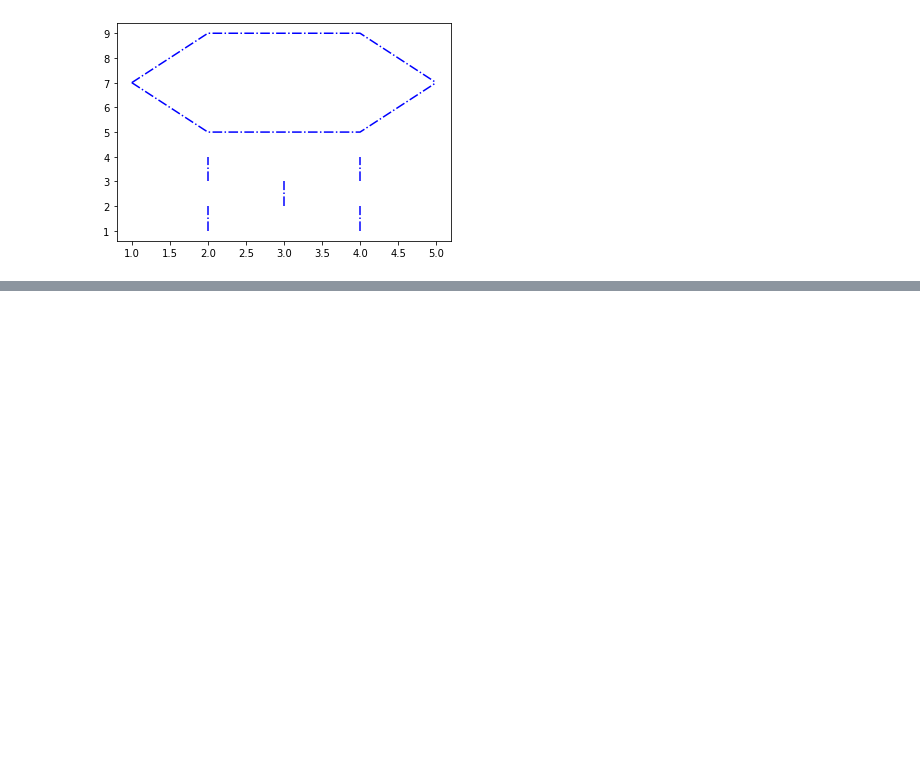
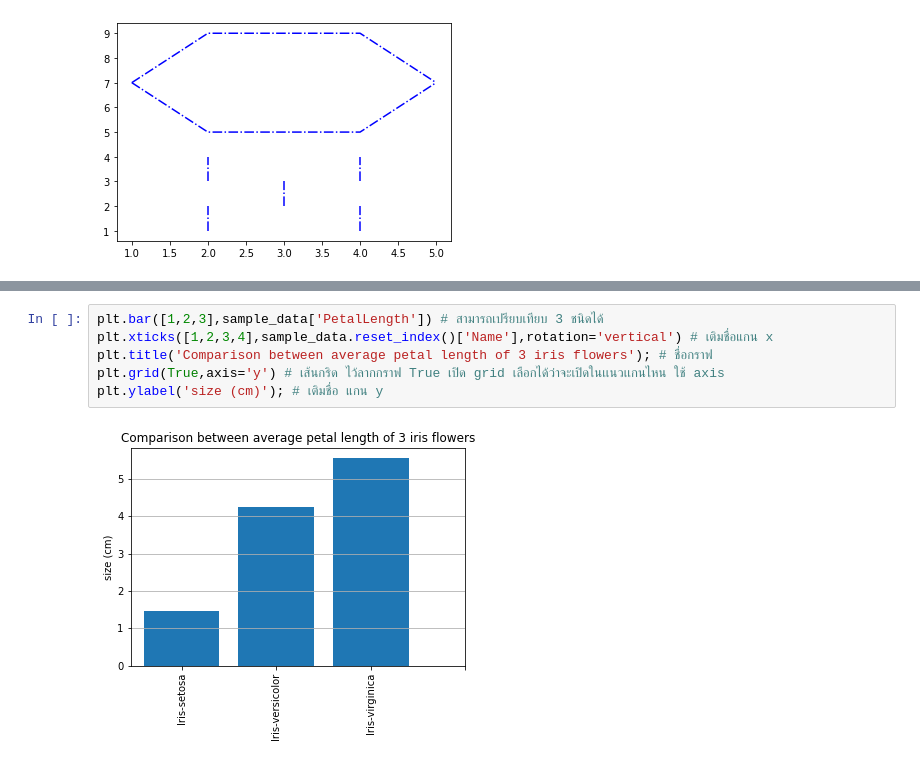
Before and after one commit to SupidchayaTangkidwanich/data_viz_2022, a Jupyter notebook: DataViz04_Data_Comparison.ipynb, the cells around one changed output, grey strips where cells are left out. Saved outputs shown, nothing was run; the diff lists cells and outputs as text; blank space fills up the shorter version.

```diff
--- a/DataViz04_Data_Comparison.ipynb
+++ b/DataViz04_Data_Comparison.ipynb
@@ -150,0 +187,8 @@ plt.plot([1,2,3,4,5],[7,9,9,9,7],'b-.')
+# %%
+plt.bar([1,2,3],sample_data['PetalLength']) # สามารถเปรียบเทียบ 3 ชนิดได้
+plt.xticks([1,2,3,4],sample_data.reset_index()['Name'],rotation='vertical') # เติมชื่อแกน x
+plt.title('Comparison between average petal length of 3 iris flowers'); # ชื่อกราฟ
+plt.grid(True,axis='y') # เส้นกริด ไว้ลากกราฟ True เปิด grid เลือกได้ว่าจะเปิดในเเนวเเกนไหน ใช้ axis
+plt.ylabel('size (cm)'); # เติมชื่อ แกน y
+# %% [output]
+[figure, added]
```
Also changed, not shown: parts of 23 cells of this notebook.
